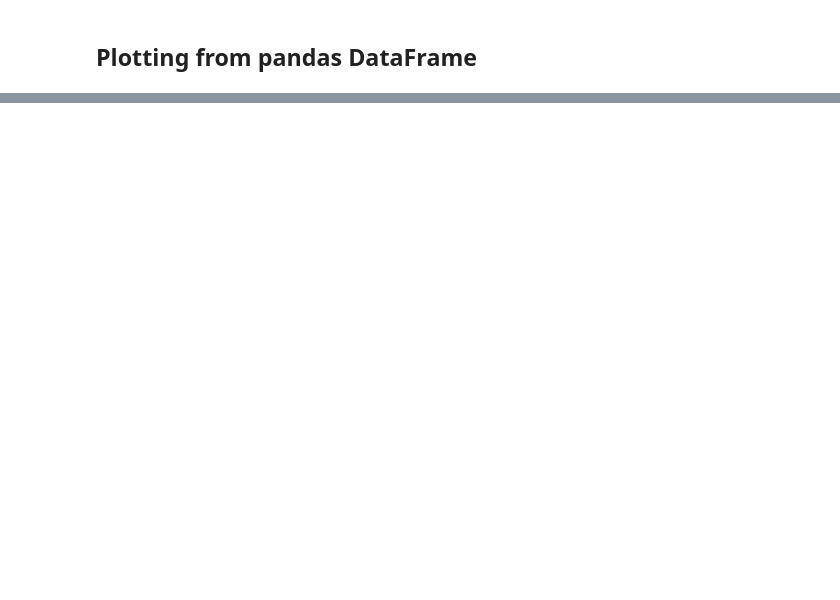
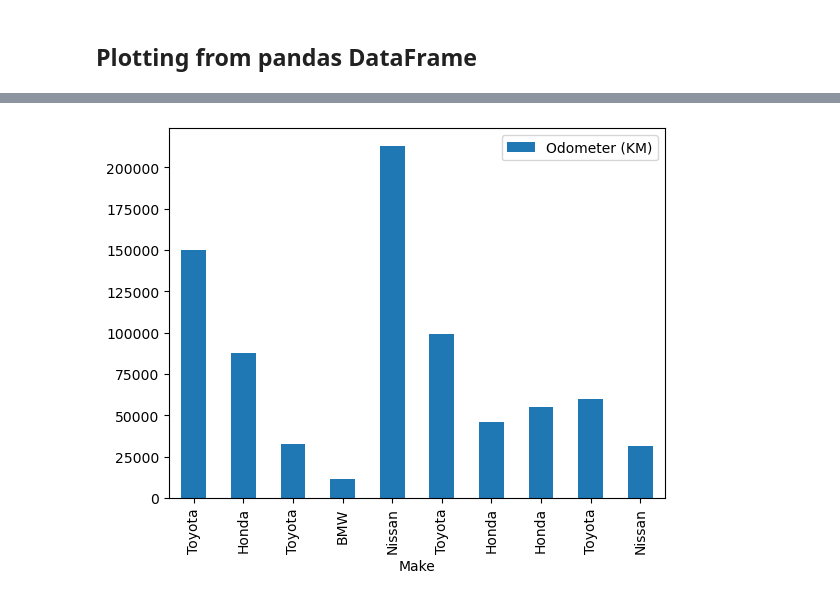
Before and after one commit to thanhlam2110/complete_machine_learning_data_science_bootcamp_2022, a Jupyter notebook: sample_project_1/introduction_to_matplotlib.ipynb, the cells around one changed output, grey strips where cells are left out. Cells and saved outputs as stored; diff of their text form; code cells hidden in the pictures; blank space fills up the shorter version.

```diff
--- a/sample_project_1/introduction_to_matplotlib.ipynb
+++ b/sample_project_1/introduction_to_matplotlib.ipynb
@@ -187,0 +327,4 @@ ts.plot();
+# %%
+car_sales.plot(x="Make",y="Odometer (KM)",kind="bar");
+# %% [output]
+[figure, added]
```
Also changed, not shown: parts of 21 cells of this notebook.
